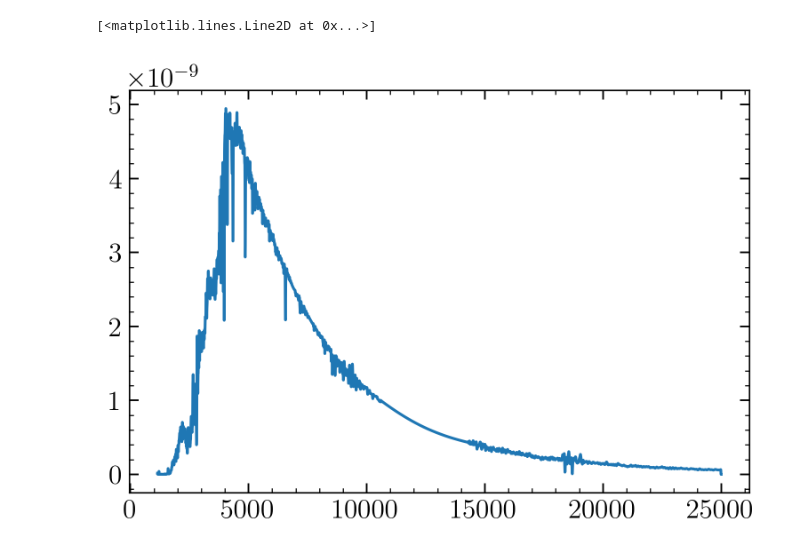
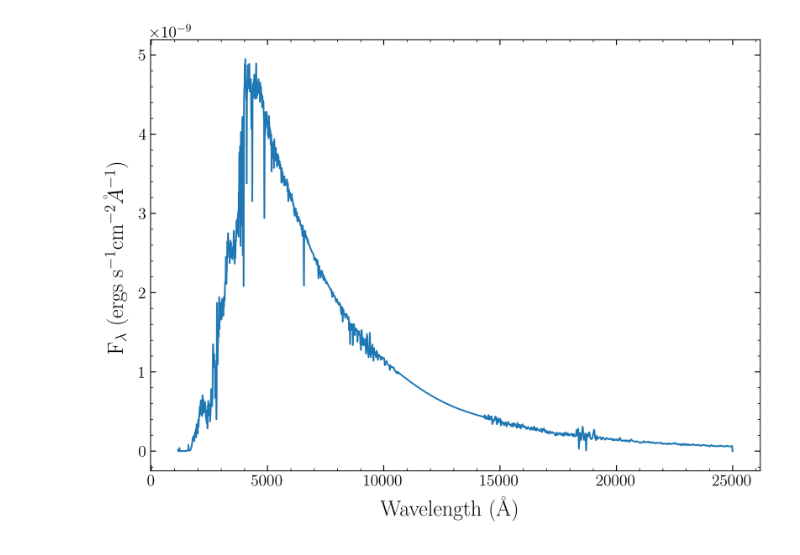
Before and after one commit to kirstytaggart/Lamat-progenitor-project, a Jupyter notebook: plot_sed.ipynb, the cells around one changed output. Cells and saved outputs as stored; diff of their text form; code cells hidden in the pictures.

```diff
--- a/plot_sed.ipynb
+++ b/plot_sed.ipynb
@@ -265,8 +231,27 @@ def createpickledic(path):
 
 path = '/Users/kirstytaggart/Lamat/dat_uvk/'
 pickle_dic = createpickledic(path)
-# %%
-plt.plot(pickle_dic['pickles_uk_51.fits'][0]['WAVELENGTH'],pickle_dic['pickles_uk_51.fits'][0]['FLUX'])
-# %% [output]
-[<matplotlib.lines.Line2D at 0x...>]
-[figure, removed]
+# %%
+fig = plt.figure(constrained_layout=True,figsize=(8,6),facecolor='white')
+gs = GridSpec(1, 1, figure=fig)
+ax1 = fig.add_subplot(gs[0, 0])
+
+# example data
+x = np.arange(0.1, 4, 0.5)
+y = np.exp(-x)
+error = 0.1 + 0.2 * x
+lower_error = 0.4 * error
+upper_error = error
+
+ax1.plot(pickle_dic['pickles_uk_51.fits'][0]['WAVELENGTH'],pickle_dic['pickles_uk_51.fits'][0]['FLUX'])
+
+asymmetric_error = [lower_error, upper_error]
+
+#ax1.errorbar(x, y*1e-9, yerr=asymmetric_error, fmt='o')
+
+fig.text(0.5, -0.05, r'Wavelength (\AA)', ha='center')
+fig.text(-0.05, 0.5, r'F$_\lambda$ (ergs s$^{-1}$cm$^{-2}\AA^{-1}$)', va='center', rotation='vertical')
+
+plt.savefig('2021sjt_SED_plot.png',bbox_inches='tight')
+# %% [output]
+[figure, added]
```
Also changed, not shown: parts of 6 cells of this notebook.
